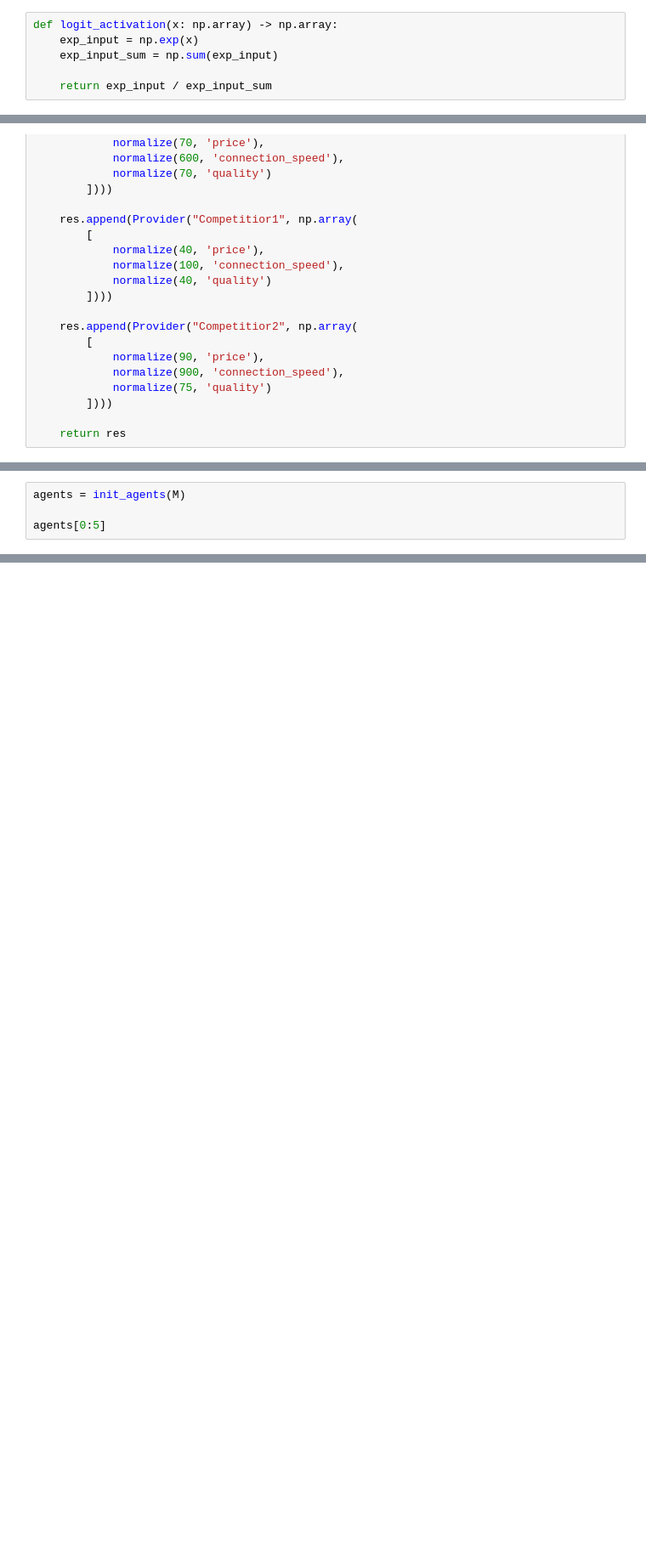
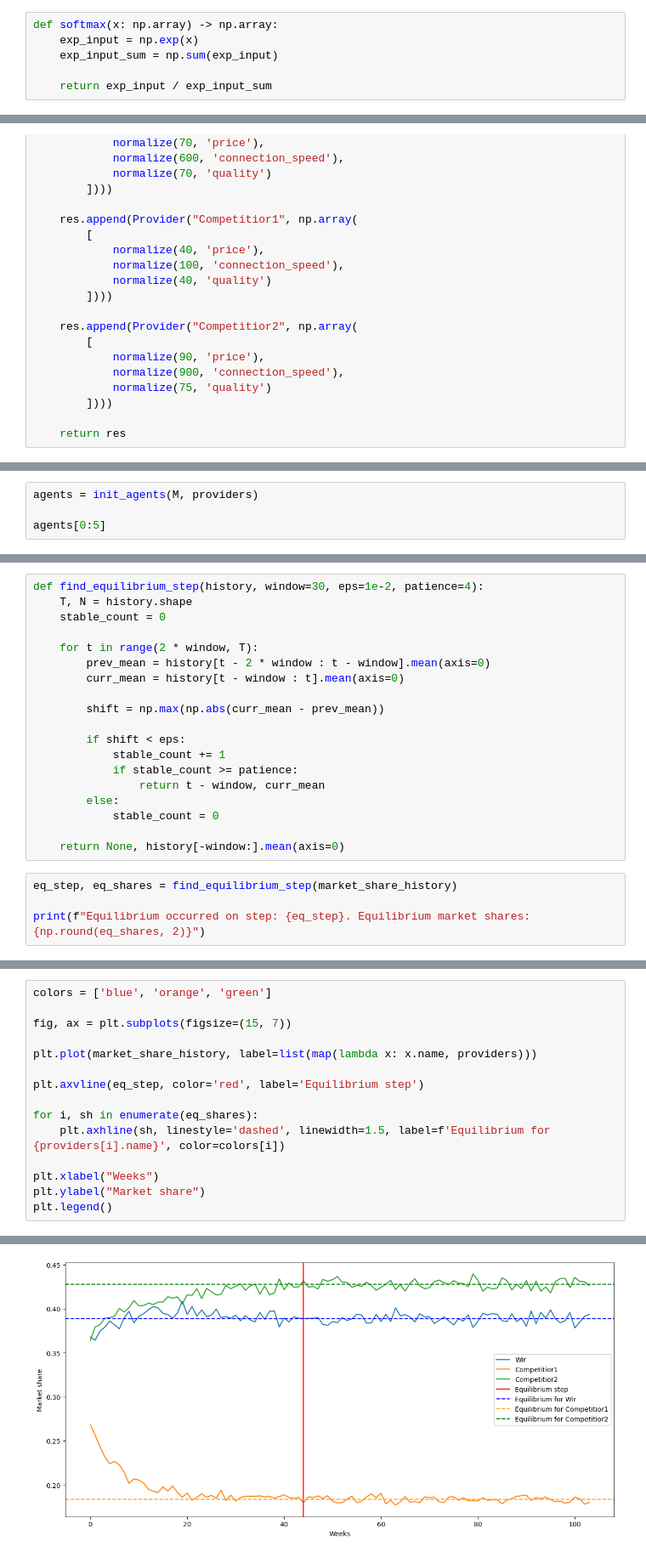
Before and after one commit to A-Korotin/abi-adversarial, a Jupyter notebook: model.ipynb, the cells around one changed output, grey strips where cells are left out. Shown at 85% size. Drawn from its saved outputs; the diff is of its cells as text; blank space fills up the shorter version.

Commit message:
feat: implement model, equlibrium step with patience

```diff
--- a/model.ipynb
+++ b/model.ipynb
@@ -16,5 +27,5 @@ def prospect_value_function(x: float, alpha=0.8, beta=0.8, lam=2.25) -> float:
 # %%
-def logit_activation(x: np.array) -> np.array:
+def softmax(x: np.array) -> np.array:
     exp_input = np.exp(x)
     exp_input_sum = np.sum(exp_input)
 
@@ -133,5 +182,5 @@ SWITCH_COST = 0.5
 # %%
-agents = init_agents(M)
+agents = init_agents(M, providers)
 
 agents[0:5]
 # %% [output]
@@ -193,0 +228,23 @@ plt.plot(market_share_history)
+# %%
+def find_equilibrium_step(history, window=30, eps=1e-2, patience=4):
+    T, N = history.shape
+    stable_count = 0
+
+    for t in range(2 * window, T):
+        prev_mean = history[t - 2 * window : t - window].mean(axis=0)
+        curr_mean = history[t - window : t].mean(axis=0)
+
+        shift = np.max(np.abs(curr_mean - prev_mean))
+
+        if shift < eps:
+            stable_count += 1
+            if stable_count >= patience:
+                return t - window, curr_mean
+        else:
+            stable_count = 0
+
+    return None, history[-window:].mean(axis=0)
+# %%
+eq_step, eq_shares = find_equilibrium_step(market_share_history)
+
+print(f"Equilibrium occurred on step: {eq_step}. Equilibrium market shares: {np.round(eq_shares, 2)}")
@@ -193,0 +253,16 @@ plt.plot(market_share_history)
+# %%
+colors = ['blue', 'orange', 'green']
+
+fig, ax = plt.subplots(figsize=(15, 7))
+
+plt.plot(market_share_history, label=list(map(lambda x: x.name, providers)))
+
+plt.axvline(eq_step, color='red', label='Equilibrium step')
+
+for i, sh in enumerate(eq_shares):
+    plt.axhline(sh, linestyle='dashed', linewidth=1.5, label=f'Equilibrium for {providers[i].name}', color=colors[i])
+
+plt.xlabel("Weeks")
+plt.ylabel("Market share")
+plt.legend()
+# %% [output]
@@ -193,0 +270 @@ plt.plot(market_share_history)
+[figure, added]
```
Also changed, not shown: parts of 13 cells of this notebook.
